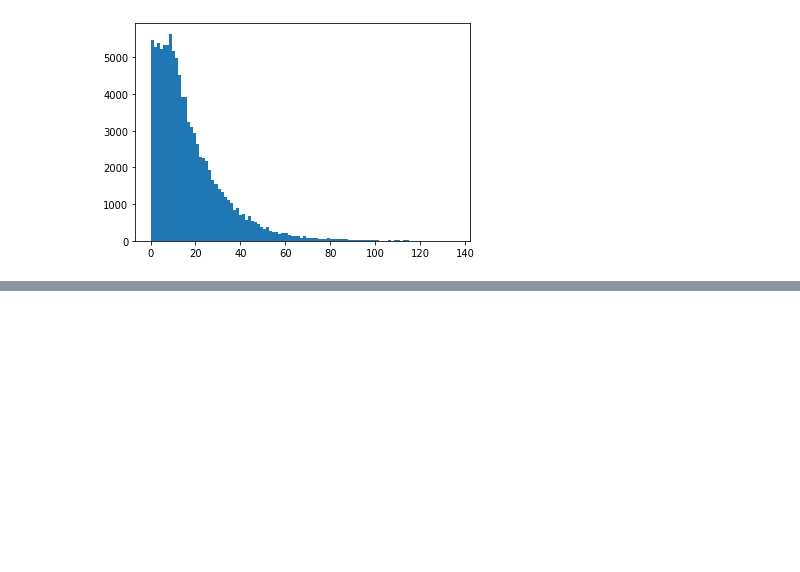
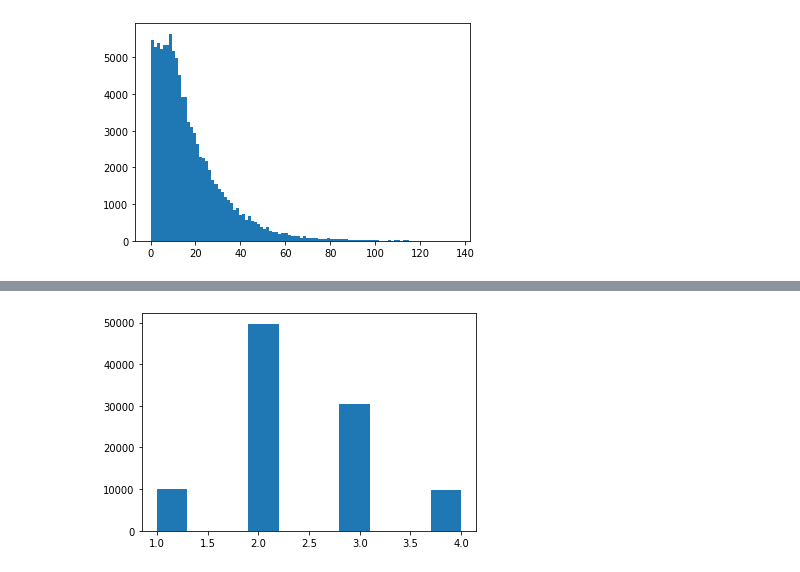
Before and after one commit to BlancoSebastianEzequiel/7526-TP1, a Jupyter notebook: Informe TP1 - 7526.ipynb, the cells around one changed output, grey strips where cells are left out. Cells and saved outputs as stored; diff of their text form; code cells hidden in the pictures; blank space fills up the shorter version.

```diff
--- a/Informe TP1 - 7526.ipynb
+++ b/Informe TP1 - 7526.ipynb
@@ -145,0 +155,19 @@ plt.show()
+# %%
+uniform_values = gcl(normalize=True, iterations=100000)
+
+final_values = []
+for x in uniform_values:
+    if 0 <= x < 0.1:
+        value = 1
+    elif 0.1 <= x < 0.6:
+        value = 2
+    elif 0.6 <= x < 0.9:
+        value = 3
+    else:
+        value = 4
+    final_values.append(value)
+
+plt.hist(final_values)
+plt.show()
+# %% [output]
+[figure, added]
```
Also changed, not shown: parts of 2 cells of this notebook, 1 other file.
